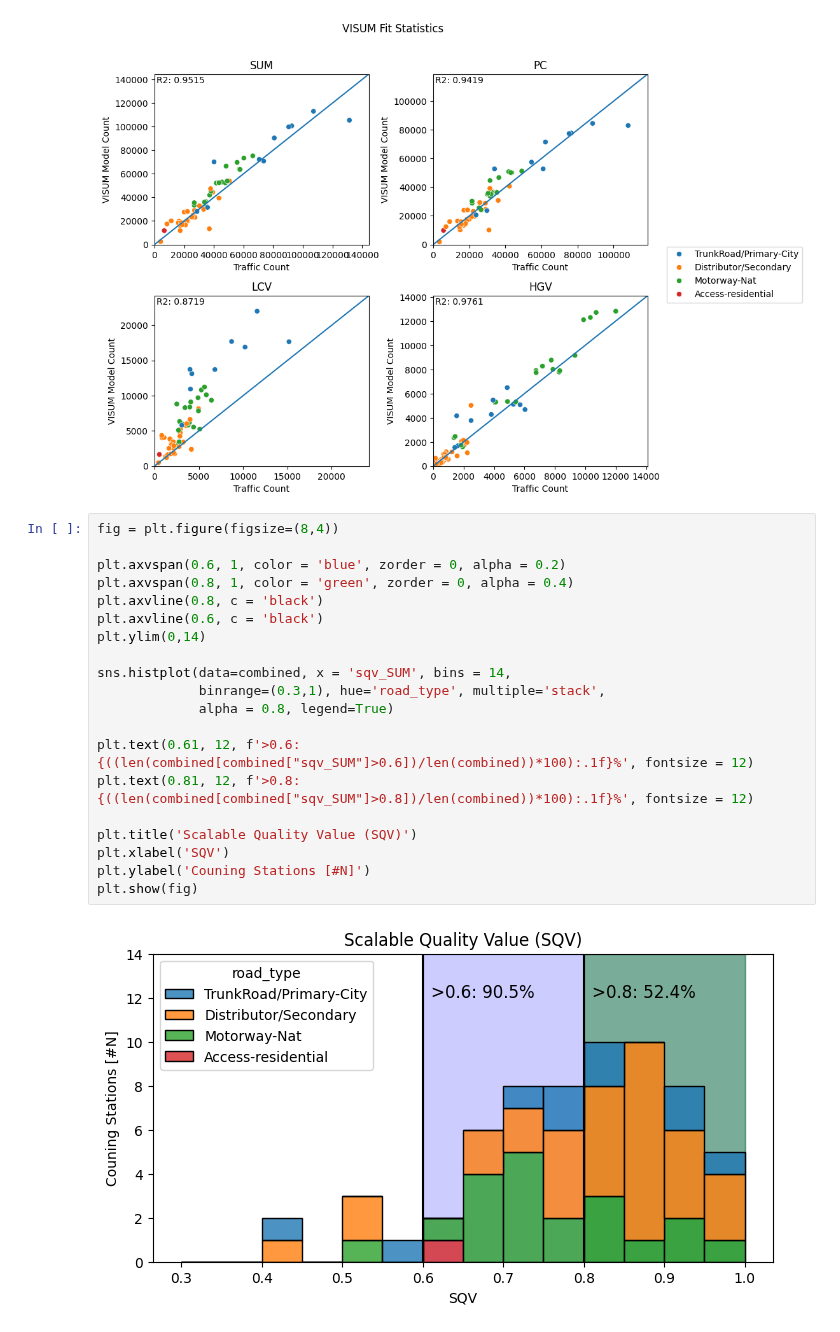
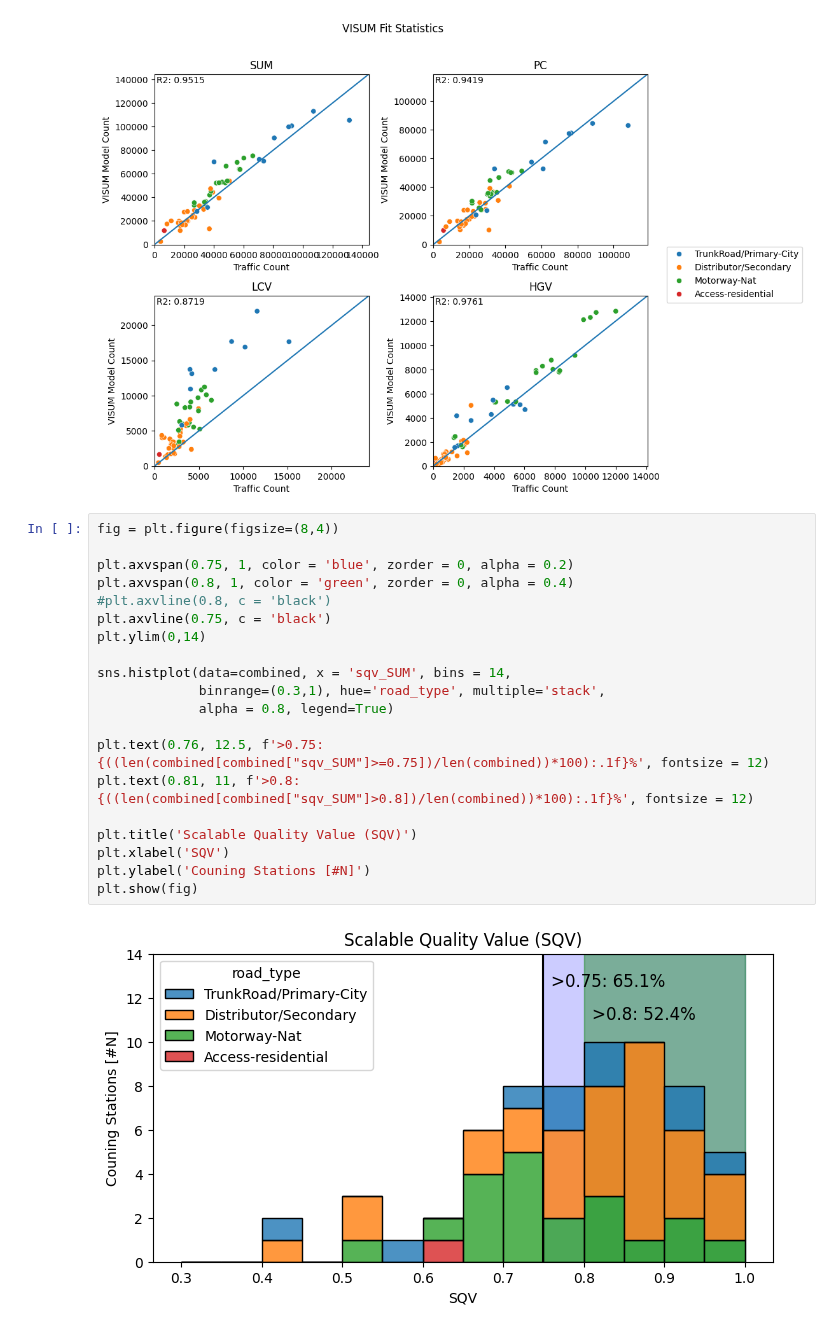
Before and after one commit to tum-esm/drive-inventory, a Jupyter notebook: notebooks/visum_counting_validation.ipynb, the cells around one changed output. Saved outputs shown, nothing was run; the diff lists cells and outputs as text.

Commit message:
plotting

```diff
--- a/notebooks/visum_counting_validation.ipynb
+++ b/notebooks/visum_counting_validation.ipynb
@@ -157,22 +157,22 @@ Text(0.5, 0.98, 'VISUM Fit Statistics')
 # %%
 fig = plt.figure(figsize=(8,4))
 
-plt.axvspan(0.6, 1, color = 'blue', zorder = 0, alpha = 0.2)
+plt.axvspan(0.75, 1, color = 'blue', zorder = 0, alpha = 0.2)
 plt.axvspan(0.8, 1, color = 'green', zorder = 0, alpha = 0.4)
-plt.axvline(0.8, c = 'black')
-plt.axvline(0.6, c = 'black')
+#plt.axvline(0.8, c = 'black')
+plt.axvline(0.75, c = 'black')
 plt.ylim(0,14)
 
 sns.histplot(data=combined, x = 'sqv_SUM', bins = 14,
              binrange=(0.3,1), hue='road_type', multiple='stack',
              alpha = 0.8, legend=True)
 
-plt.text(0.61, 12, f'>0.6: {((len(combined[combined["sqv_SUM"]>0.6])/len(combined))*100):.1f}%', fontsize = 12)
-plt.text(0.81, 12, f'>0.8: {((len(combined[combined["sqv_SUM"]>0.8])/len(combined))*100):.1f}%', fontsize = 12)
+plt.text(0.76, 12.5, f'>0.75: {((len(combined[combined["sqv_SUM"]>=0.75])/len(combined))*100):.1f}%', fontsize = 12)
+plt.text(0.81, 11, f'>0.8: {((len(combined[combined["sqv_SUM"]>0.8])/len(combined))*100):.1f}%', fontsize = 12)
 
 plt.title('Scalable Quality Value (SQV)')
 plt.xlabel('SQV')
 plt.ylabel('Couning Stations [#N]')
 plt.show(fig)
 # %% [output]
-[figure, old version]
+[figure, new version]
```
